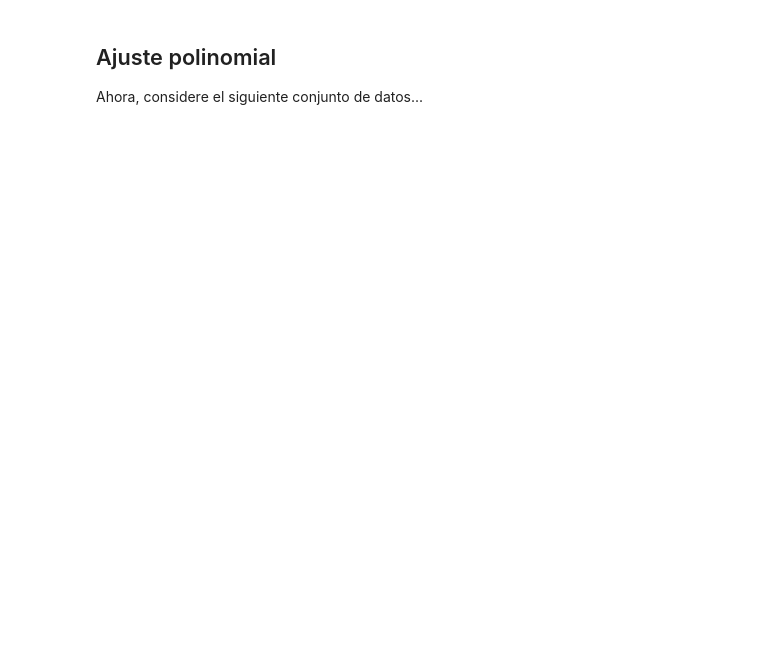
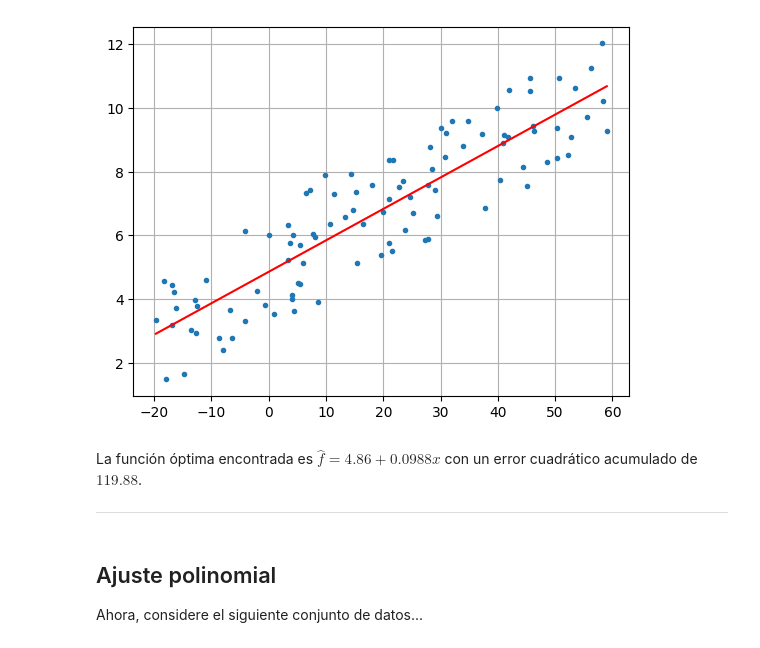
Before and after one commit to ArellanoMCarlos/SimMatO2025, a Jupyter notebook: Módulo 1 - Optimización/Minimize - Optimización cuadrática.ipynb, the cells around one changed output. Saved outputs shown, nothing was run; the diff lists cells and outputs as text; code cells hidden in the pictures; blank space fills up the shorter version.

Commit message:
Minimize - Ajuste polinómico

```diff
--- a/Módulo 1 - Optimización/Minimize - Optimización cuadrática.ipynb
+++ b/Módulo 1 - Optimización/Minimize - Optimización cuadrática.ipynb
@@ -30,0 +52,11 @@ $$\boldsymbol{\beta}^{ls} = \arg \min_{\boldsymbol{\beta}} \left|\left|\boldsymb
+# %%
+# Error cuadrático acumulado (Criterio de optimización)
+#
+def error(beta,x,y):
+  f=beta[0]+beta[1]*x    # Función que estamos buscando
+  return np.sum((y-f)**2)
+# %%
+beta_inicial=np.random.rand(2) #np.array([0,0])
+# %%
+sol_1=opt.minimize(error,beta_inicial,args=(x,y))
+sol_1
@@ -31,3 +75,14 @@ $$\boldsymbol{\beta}^{ls} = \arg \min_{\boldsymbol{\beta}} \left|\left|\boldsymb
+# %%
+plt.plot(x,y,'o',ms=3)
+f=sol_1.x[0]+sol_1.x[1]*x  # Función encontrada
+plt.plot(x,f,'r')
+plt.grid()
+# %% [output]
+[figure, added]
+# %% [markdown]
+La función óptima encontrada es $\hat{f}=4.86+0.0988x$ con un error cuadrático acumulado de $119.88$.
+
+---
 # %% [markdown]
 ## Ajuste polinomial
 
```
Also changed, not shown: parts of 15 cells of this notebook.
